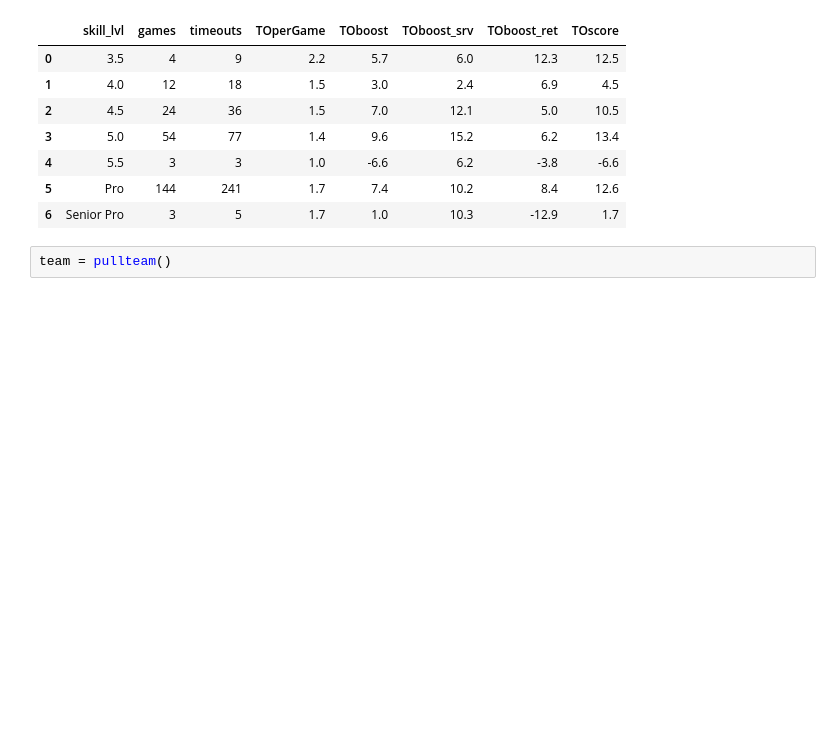
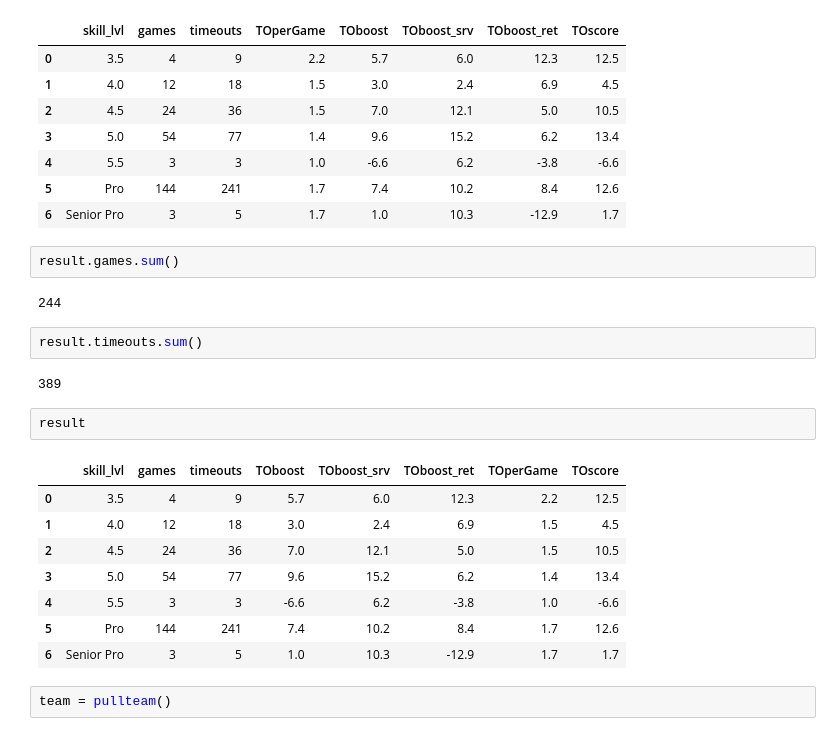
Before and after one commit to conner-mcnicholas/Pickleball_Timeout_Analysis, a Jupyter notebook: src/timeout_analysis.ipynb, the cells around one changed output. Saved outputs shown, nothing was run; the diff lists cells and outputs as text; blank space fills up the shorter version.

```diff
--- a/src/timeout_analysis.ipynb
+++ b/src/timeout_analysis.ipynb
@@ -225,6 +225,25 @@ average timeout effectiveness by skill bracket:
 | 4 | 5.5 | 3 | 3 | 1.0 | -6.6 | 6.2 | -3.8 | -6.6 |
 | 5 | Pro | 144 | 241 | 1.7 | 7.4 | 10.2 | 8.4 | 12.6 |
 | 6 | Senior Pro | 3 | 5 | 1.7 | 1.0 | 10.3 | -12.9 | 1.7 |
+# %%
+result.games.sum()
+# %% [output]
+244
+# %%
+result.timeouts.sum()
+# %% [output]
+389
+# %%
+result
+# %% [output]
+|  | skill_lvl | games | timeouts | TOboost | TOboost_srv | TOboost_ret | TOperGame | TOscore |
+| 0 | 3.5 | 4 | 9 | 5.7 | 6.0 | 12.3 | 2.2 | 12.5 |
+| 1 | 4.0 | 12 | 18 | 3.0 | 2.4 | 6.9 | 1.5 | 4.5 |
+| 2 | 4.5 | 24 | 36 | 7.0 | 12.1 | 5.0 | 1.5 | 10.5 |
+| 3 | 5.0 | 54 | 77 | 9.6 | 15.2 | 6.2 | 1.4 | 13.4 |
+| 4 | 5.5 | 3 | 3 | -6.6 | 6.2 | -3.8 | 1.0 | -6.6 |
+| 5 | Pro | 144 | 241 | 7.4 | 10.2 | 8.4 | 1.7 | 12.6 |
+| 6 | Senior Pro | 3 | 5 | 1.0 | 10.3 | -12.9 | 1.7 | 1.7 |
 # %%
 team = pullteam()
 # %%
```
Also changed, not shown: parts of 3 cells of this notebook, 1 other file.
